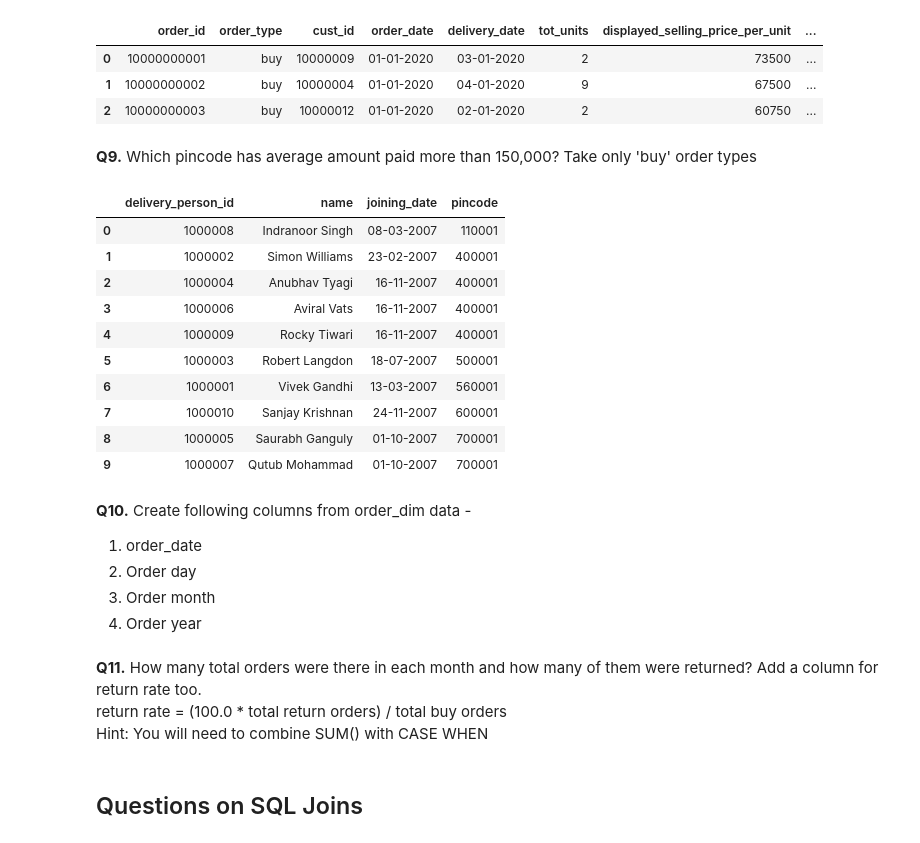
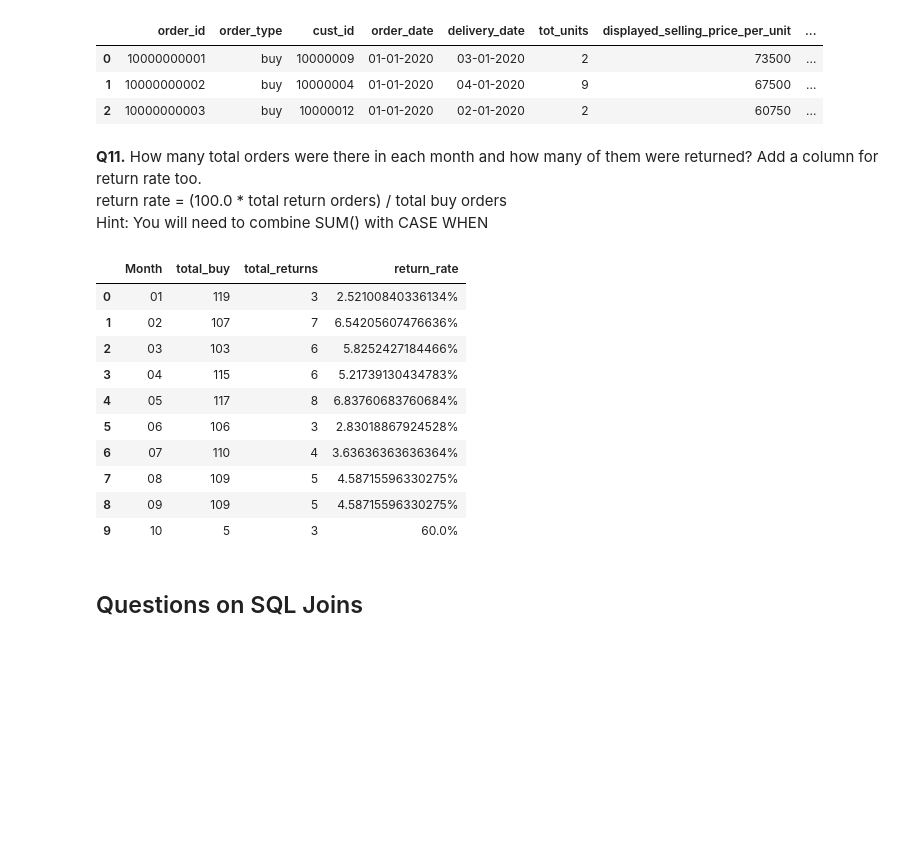
Before and after one commit to kumardev0614/SQL, a Jupyter notebook: Utsav Awasthi Youtube/SQL for Data Analytics - Practice Problems 1.ipynb, the cells around one changed output. Saved outputs shown, nothing was run; the diff lists cells and outputs as text; code cells hidden in the pictures; blank space fills up the shorter version.

```diff
--- a/Utsav Awasthi Youtube/SQL for Data Analytics - Practice Problems 1.ipynb
+++ b/Utsav Awasthi Youtube/SQL for Data Analytics - Practice Problems 1.ipynb
@@ -357,37 +413,3 @@ order_dim.head(3)
 | 0 | 10000000001 | buy | 10000009 | 01-01-2020 | 03-01-2020 | 2 | 73500 | ... |
 | 1 | 10000000002 | buy | 10000004 | 01-01-2020 | 04-01-2020 | 9 | 67500 | ... |
 | 2 | 10000000003 | buy | 10000012 | 01-01-2020 | 02-01-2020 | 2 | 60750 | ... |
-# %% [markdown]
-<b>Q9.</b> Which pincode has average amount paid more than 150,000? Take only 'buy' order types
-# %%
-ans = ps.sqldf("""
----------------------WRITE QUERY BELOW---------------------
-
-SELECT * FROM delivery_person_dim
-
-
-
----------------------WRITE QUERY ABOVE---------------------
-""")
-
-ans
-# %% [output]
-|  | delivery_person_id | name | joining_date | pincode |
-| 0 | 1000008 | Indranoor Singh | 08-03-2007 | 110001 |
-| 1 | 1000002 | Simon Williams | 23-02-2007 | 400001 |
-| 2 | 1000004 | Anubhav Tyagi | 16-11-2007 | 400001 |
-| 3 | 1000006 | Aviral Vats | 16-11-2007 | 400001 |
-| 4 | 1000009 | Rocky Tiwari | 16-11-2007 | 400001 |
-| 5 | 1000003 | Robert Langdon | 18-07-2007 | 500001 |
-| 6 | 1000001 | Vivek Gandhi | 13-03-2007 | 560001 |
-| 7 | 1000010 | Sanjay Krishnan | 24-11-2007 | 600001 |
-| 8 | 1000005 | Saurabh Ganguly | 01-10-2007 | 700001 |
-| 9 | 1000007 | Qutub Mohammad | 01-10-2007 | 700001 |
-# %% [markdown]
-<b>Q10.</b> Create following columns from order_dim data -
-<ol>
-    <li>order_date</li>
-    <li>Order day</li>
-    <li>Order month</li>
-    <li>Order year</li>
-</ol>
@@ -418,3 +420,44 @@ ans
+# %%
+ans = ps.sqldf("""
+---------------------WRITE QUERY BELOW---------------------
+SELECT
+    month_groupby.Month,
+    month_groupby.total_buy,
+    month_groupby.total_returns,
+    ((100.0 * month_groupby.total_returns)/month_groupby.total_buy) || "%" AS return_rate
+FROM
+    (
+    SELECT
+        monthly_orders.Month,
+        SUM(CASE WHEN monthly_orders.order_type = 'buy' then 1 Else 0 End) AS total_buy,
+        SUM(CASE WHEN monthly_orders.order_type = 'return' then 1 Else 0 End) AS total_returns
+    FROM
+        (
+        SELECT
+            orders.order_id,
+            orders.order_type,
+            SUBSTR(orders.order_date, 4,2) AS Month
+        FROM order_dim AS orders
+        ) AS monthly_orders
+
+    GROUP BY monthly_orders.Month
+    ) AS month_groupby
+---------------------WRITE QUERY ABOVE---------------------
+""")
+
+ans
+# %% [output]
+|  | Month | total_buy | total_returns | return_rate |
+| 0 | 01 | 119 | 3 | 2.52100840336134% |
+| 1 | 02 | 107 | 7 | 6.54205607476636% |
+| 2 | 03 | 103 | 6 | 5.8252427184466% |
+| 3 | 04 | 115 | 6 | 5.21739130434783% |
+| 4 | 05 | 117 | 8 | 6.83760683760684% |
+| 5 | 06 | 106 | 3 | 2.83018867924528% |
+| 6 | 07 | 110 | 4 | 3.63636363636364% |
+| 7 | 08 | 109 | 5 | 4.58715596330275% |
+| 8 | 09 | 109 | 5 | 4.58715596330275% |
+| 9 | 10 | 5 | 3 | 60.0% |
 # %% [markdown]
 <h2> Questions on SQL Joins</h2>
 # %% [markdown]
```
Also changed, not shown: parts of 7 cells of this notebook, 1 other file.
